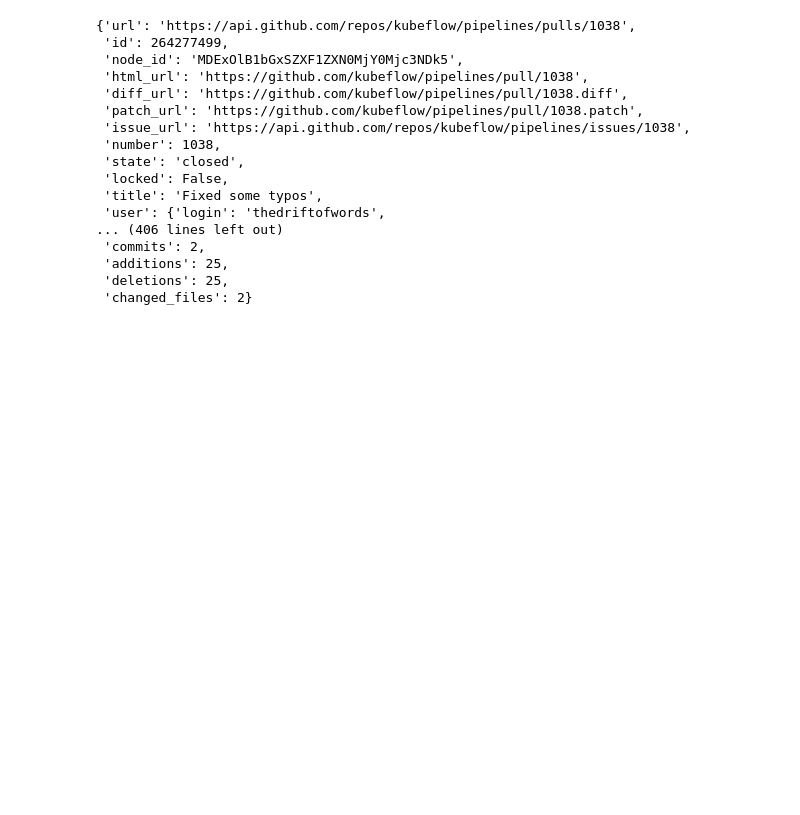
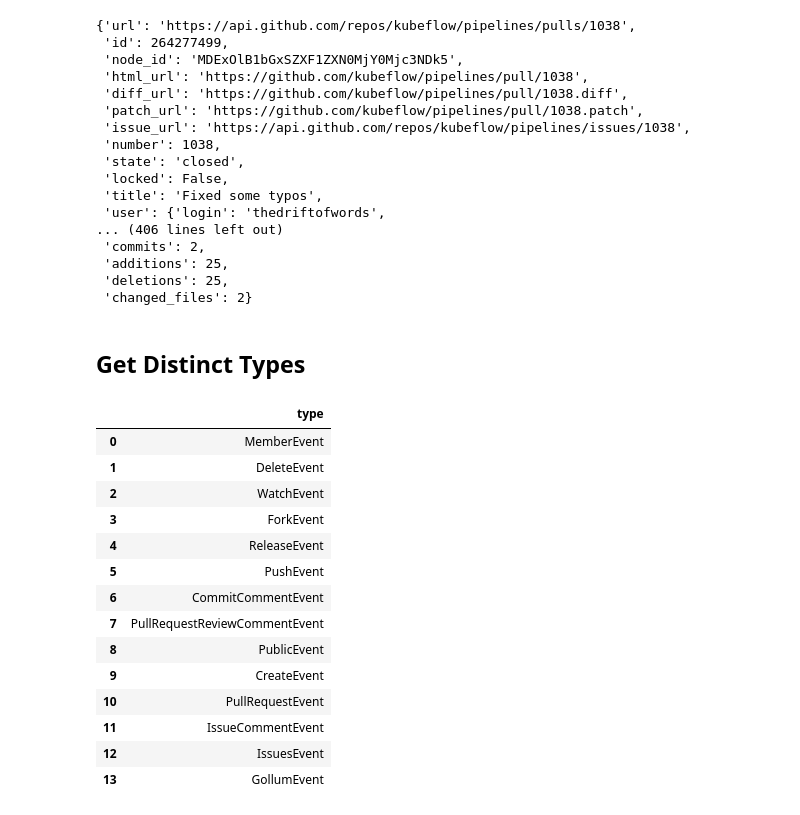
Before and after one commit to kubeflow/community, a Jupyter notebook: scripts/github_stats.ipynb, the cells around one changed output. Saved outputs shown, nothing was run; the diff lists cells and outputs as text; code cells hidden in the pictures; blank space fills up the shorter version.

```diff
--- a/scripts/github_stats.ipynb
+++ b/scripts/github_stats.ipynb
@@ -263,3 +351,36 @@ data["pull_request"]["id"]
  'additions': 25,
  'deletions': 25,
  'changed_files': 2}
+# %% [markdown]
+## Get Distinct Types
+# %%
+query = """
+SELECT
+    distinct type
+  FROM `githubarchive.month.*`
+  WHERE
+    _TABLE_SUFFIX IN ({0})
+    AND org.login = 'kubeflow'
+
+    limit 20
+""".format(",".join(months))
+
+events=gbq.read_gbq(str(query), dialect='standard', project_id=PROJECT)
+# %%
+events
+# %% [output]
+|  | type |
+| 0 | MemberEvent |
+| 1 | DeleteEvent |
+| 2 | WatchEvent |
+| 3 | ForkEvent |
+| 4 | ReleaseEvent |
+| 5 | PushEvent |
+| 6 | CommitCommentEvent |
+| 7 | PullRequestReviewCommentEvent |
+| 8 | PublicEvent |
+| 9 | CreateEvent |
+| 10 | PullRequestEvent |
+| 11 | IssueCommentEvent |
+| 12 | IssuesEvent |
+| 13 | GollumEvent |
```
Also changed, not shown: parts of 15 cells of this notebook, 1 other file.
